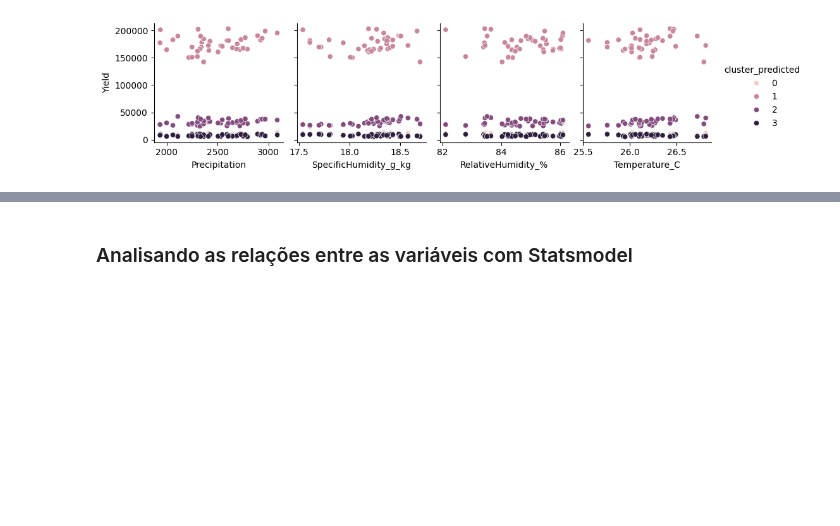
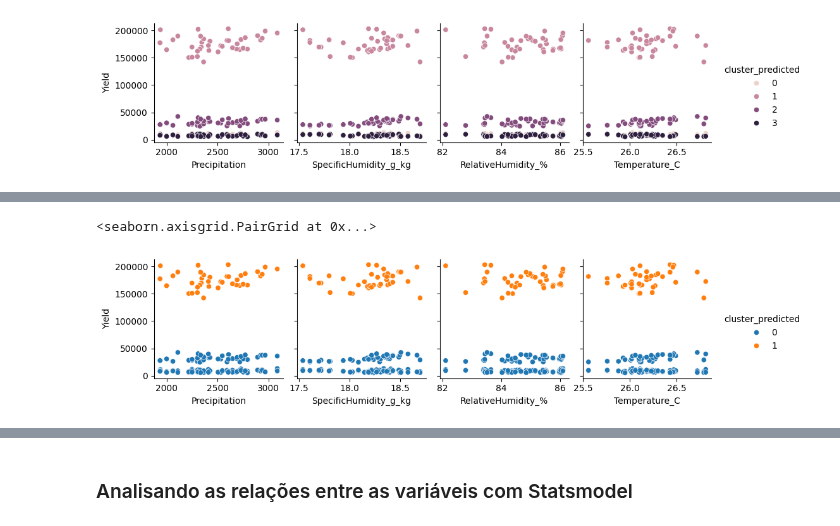
Before and after one commit to DiogoBotton/Machine_Learning_Training_Learn, a Jupyter notebook: Regressao_Linear/FIAP/Atividade_Fase5/01_exploratory_analysis.ipynb, the cells around one changed output, grey strips where cells are left out. Drawn from its saved outputs; the diff is of its cells as text; code cells hidden in the pictures; blank space fills up the shorter version.

```diff
--- a/Regressao_Linear/FIAP/Atividade_Fase5/01_exploratory_analysis.ipynb
+++ b/Regressao_Linear/FIAP/Atividade_Fase5/01_exploratory_analysis.ipynb
@@ -172,3 +176,19 @@ Foi testado um tratamento diferente desta coluna, no caso, com Label Encoder (on
+# %%
+# O mesmo algoritmo anterior, porém, removido as colunas categóricas para realizar uma segmentação
+X_normalized = normalization.fit_transform(df.drop(['Crop_Oil palm fruit', 'Crop_Rice, paddy', 'Crop_Rubber, natural'], axis=1))
+
+dbscan = DBSCAN()
+
+dbscan_result = dbscan.fit_predict(X_normalized)
+dbscan_result
+
+df_tests = df.copy()
+df_tests['cluster_predicted'] = dbscan_result
+
+sns.pairplot(df_tests, y_vars='Yield', x_vars=['Precipitation','SpecificHumidity_g_kg', 'RelativeHumidity_%', 'Temperature_C'], hue='cluster_predicted')
+# %% [output]
+<seaborn.axisgrid.PairGrid at 0x...>
+[figure, added]
 # %%
 corr = df_tests.corr()
 
```
Also changed, not shown: parts of 6 cells of this notebook.
